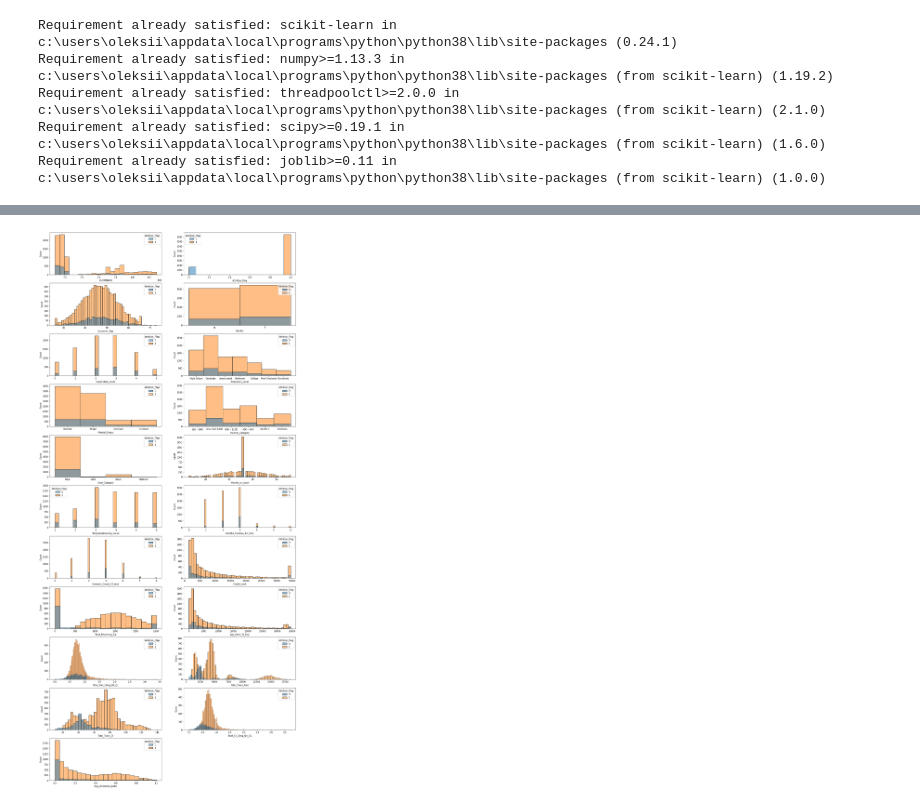
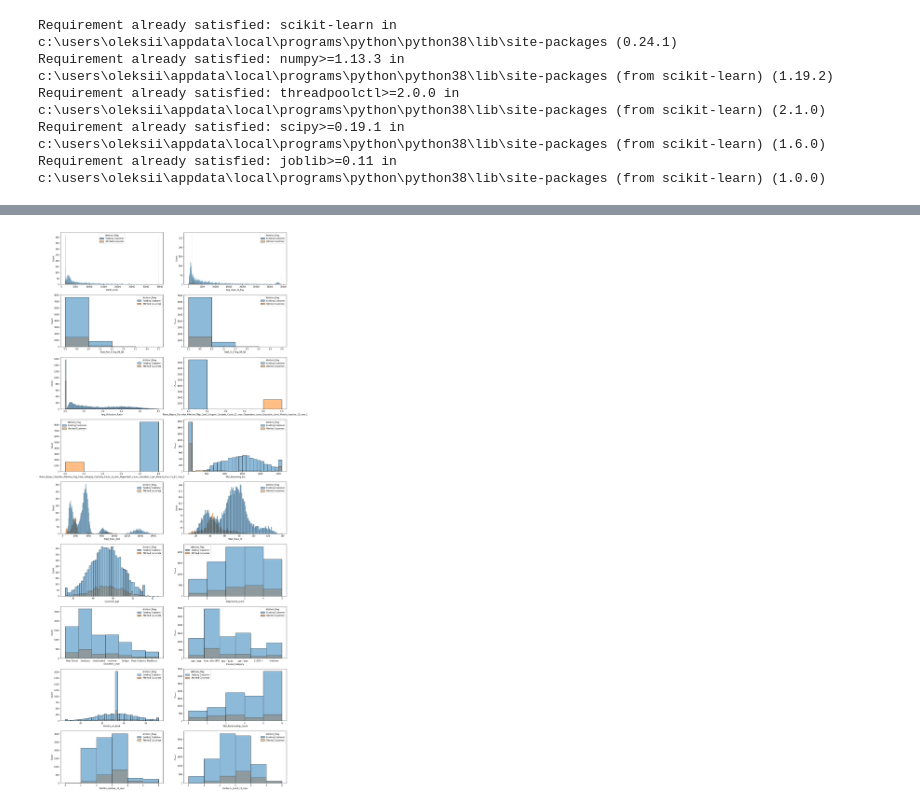
Before and after one commit to rnd4u-org/2021-knu-churn, a Jupyter notebook: classification_test-programs.ipynb, the cells around one changed output, grey strips where cells are left out. Cells and saved outputs as stored; diff of their text form; code cells hidden in the pictures.

Commit message:
update classification_test-programs.ipynb file: adding normal data vizualization add hist_data.png and pie_data.png files with results of dataset vizualization

```diff
--- a/classification_test-programs.ipynb
+++ b/classification_test-programs.ipynb
@@ -127,3 +125,14 @@ def analyze_data(dataset: pd.core.frame.DataFrame, target_name: str,
         if (max(feature_i_ratio) - min(feature_i_ratio) < max_diff):
             trash_features.append(feature_name)
     return trash_features
+
+def identify_data_type(dataset: pd.core.frame.DataFrame):
+    features_list = list(dataset.columns)
+    features_types_dict = {"Categorical": [], "Numerical": []}
+    for feature_name in features_list:
+        if any([type_i in data[feature_name].dtype.name
+                for type_i in ["int", "object"]]):
+            features_types_dict["Categorical"].append(feature_name)
+        elif "float" in data[feature_name].dtype.name:
+            features_types_dict["Numerical"].append(feature_name)
+    return features_types_dict
@@ -145,0 +175,9 @@ Successfully installed cycler-0.10.0 kiwisolver-1.3.1 matplotlib-3.3.4
+# %%
+features_types = identify_data_type(dataset=data)
+numerical_features = features_types["Numerical"]
+ordinal_features = ["Customer_Age", "Dependent_count", "Education_Level",
+                "Income_Category", "Months_on_book", "Total_Relationship_Count",
+                "Months_Inactive_12_mon", "Contacts_Count_12_mon"]
+categorical_features = [i for i in features_types["Categorical"] if i not in ordinal_features]
+# data[features_types["Categorical"]]
+categorical_features
@@ -192,17 +219,25 @@ Total_Trans_Ct : 132 ,ratio = 1 / 0
 # %%
-# bins_number = data["Attrition_Flag"].unique().shape[0]
-# Le = LabelEncoder()
-# y = Le.fit_transform(data["Attrition_Flag"].values)
-# sns.set(rc={'figure.figsize':(11.7,12)})
+user_binwidth = 40
 plt.figure(figsize=((20, 50)))
 figures_numb_in_row = 2
-for idx, feature in enumerate(data):
+hist_vizual_data = data[[*numerical_features,
+                         *categorical_features[-3:],
+                         *ordinal_features]]
+for idx, feature in enumerate(hist_vizual_data):
     if(idx < 21):
-
-        plt.subplot(data.shape[1] // figures_numb_in_row + (0 if(data.shape[1] % figures_numb_in_row == 0) else 1),
+        if (feature in numerical_features[-2:]):
+            user_binwidth = 0.2
+        if (feature in numerical_features[:2]):
+            user_binwidth = 40
+        if feature in categorical_features[-3: -1]:
+            user_binwidth = 100
+        if feature == "Avg_Utilization_Ratio":
+            user_binwidth = 0.01
+        plt.subplot(hist_vizual_data.shape[1] // figures_numb_in_row + (0 if(hist_vizual_data.shape[1] % figures_numb_in_row == 0) else 1),
                     figures_numb_in_row, idx + 1)
         sns.histplot(x=feature,
                      data=data[[feature, "Attrition_Flag"] if feature != "Attrition_Flag" else [feature]],
-                     color=["blue", "green"], hue="Attrition_Flag")
+                     color=["blue", "green"], hue="Attrition_Flag", binwidth=user_binwidth)
+        user_binwidth = 1
 # %% [output]
-[figure, old version]
+[figure, new version]
```
Also changed, not shown: parts of 19 cells of this notebook, 2 other files.
